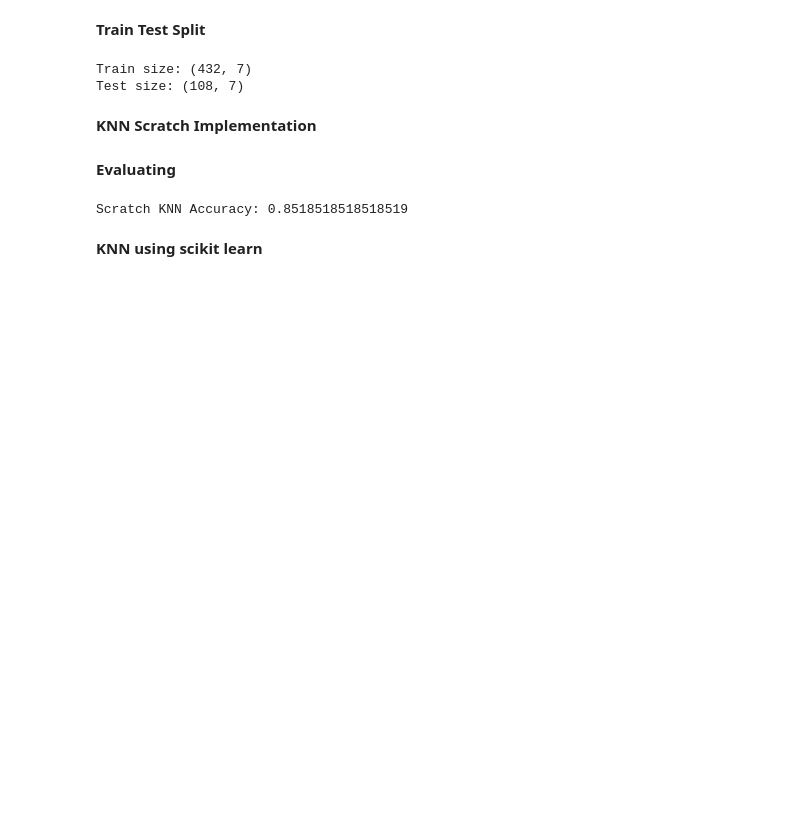
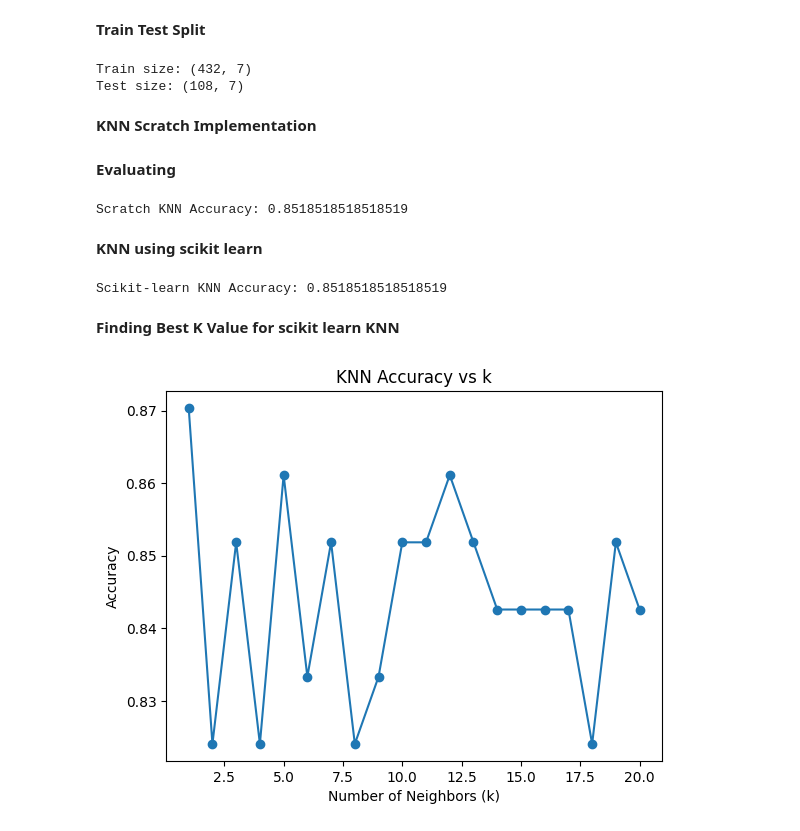
Before and after one commit to venkatesh58285/ML, a Jupyter notebook: Lab7_AP23110011217.ipynb, the cells around one changed output. Drawn from its saved outputs; the diff is of its cells as text; code cells hidden in the pictures; blank space fills up the shorter version.

```diff
--- a/Lab7_AP23110011217.ipynb
+++ b/Lab7_AP23110011217.ipynb
@@ -153,3 +153,40 @@ print("Scratch KNN Accuracy:", accuracy_score(y_test, y_pred_scratch))
 Scratch KNN Accuracy: 0.8518518518518519
 # %% [markdown]
 **KNN using scikit learn**
+# %%
+from sklearn.neighbors import KNeighborsClassifier
+from sklearn.metrics import accuracy_score
+
+# Initialize model with k=3
+knn = KNeighborsClassifier(n_neighbors=3)
+
+# Train
+knn.fit(X_train, y_train)
+
+# Predict
+y_pred_sklearn = knn.predict(X_test)
+
+# Accuracy
+print("Scikit-learn KNN Accuracy:", accuracy_score(y_test, y_pred_sklearn))
+# %% [output]
+Scikit-learn KNN Accuracy: 0.8518518518518519
+# %% [markdown]
+**Finding Best K Value for scikit learn KNN**
+# %%
+import matplotlib.pyplot as plt
+
+accuracies = []
+for k in range(1, 21):  # test k=1 to 20
+    knn = KNeighborsClassifier(n_neighbors=k)
+    knn.fit(X_train, y_train)
+    y_pred = knn.predict(X_test)
+    acc = accuracy_score(y_test, y_pred)
+    accuracies.append(acc)
+
+plt.plot(range(1, 21), accuracies, marker='o')
+plt.xlabel("Number of Neighbors (k)")
+plt.ylabel("Accuracy")
+plt.title("KNN Accuracy vs k")
+plt.show()
+# %% [output]
+[figure, added]
```
